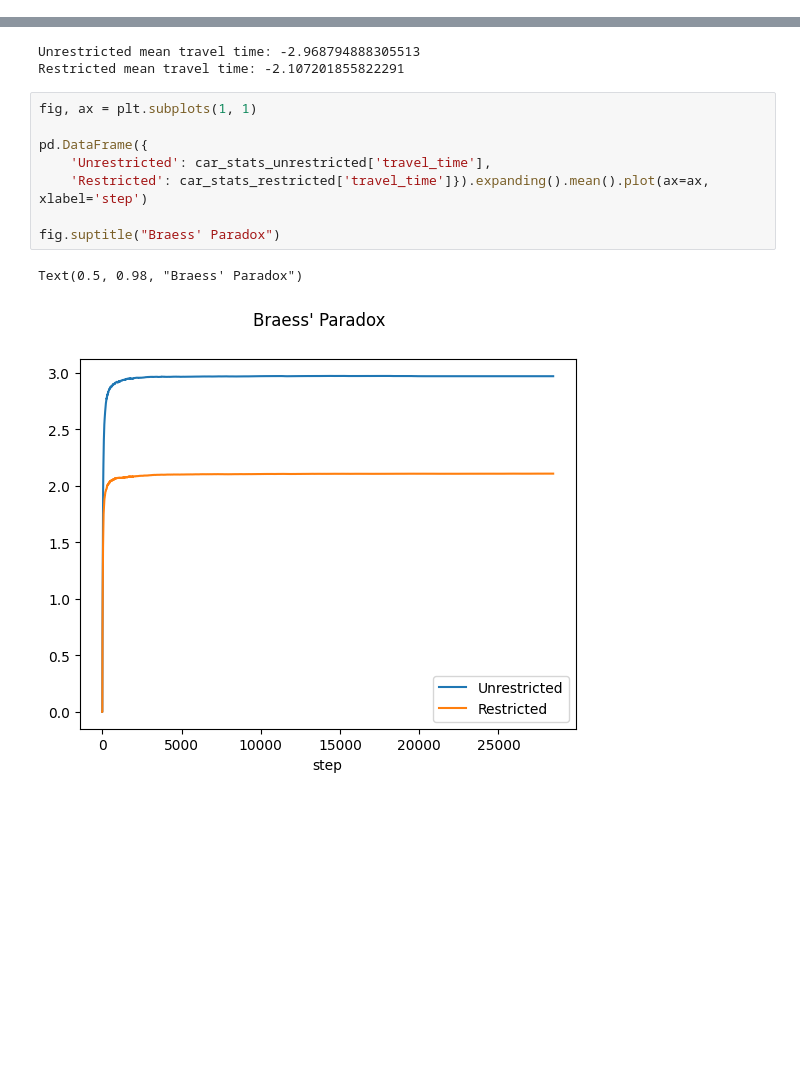
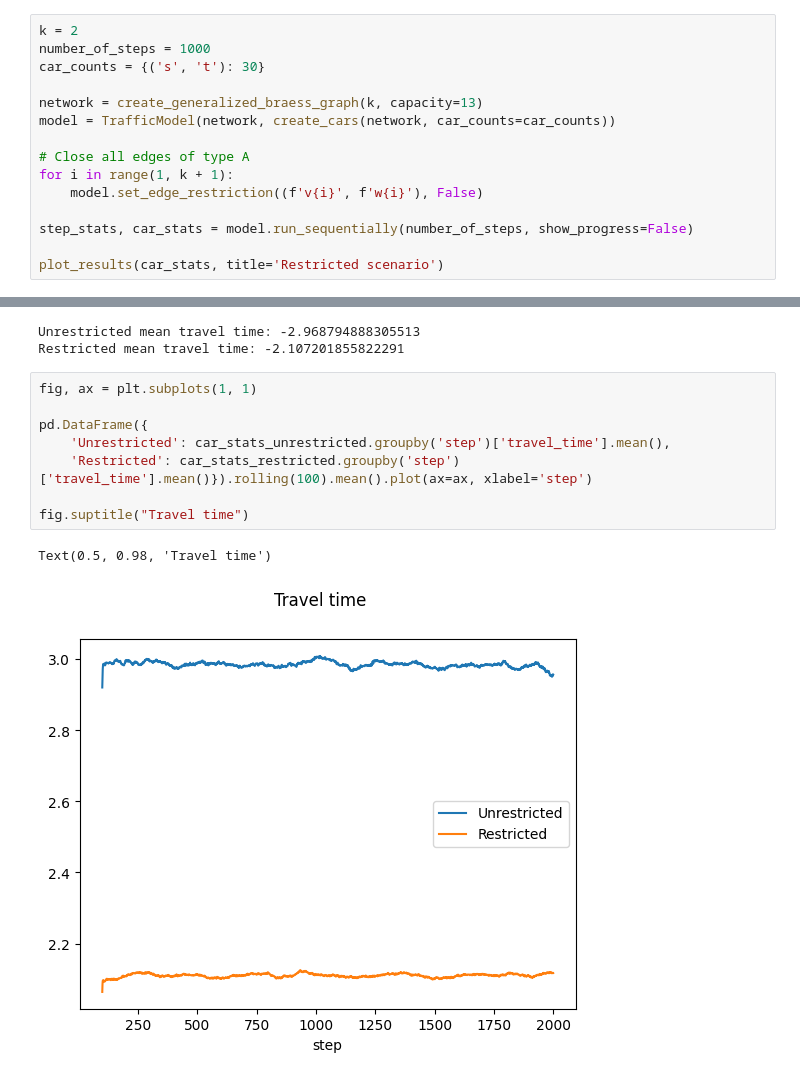
Before and after one commit to michoest/aamas-2024, a Jupyter notebook: src/traffic/v3/generalized_braess.ipynb, the cells around one changed output, grey strips where cells are left out. Cells and saved outputs as stored; diff of their text form; blank space fills up the shorter version.

```diff
--- a/src/traffic/v3/generalized_braess.ipynb
+++ b/src/traffic/v3/generalized_braess.ipynb
@@ -94,0 +101,15 @@ plot_results(car_stats, title='Unrestricted scenario')
+# %%
+k = 2
+number_of_steps = 1000
+car_counts = {('s', 't'): 30}
+
+network = create_generalized_braess_graph(k, capacity=13)
+model = TrafficModel(network, create_cars(network, car_counts=car_counts))
+
+# Close all edges of type A
+for i in range(1, k + 1):
+    model.set_edge_restriction((f'v{i}', f'w{i}'), False)
+
+step_stats, car_stats = model.run_sequentially(number_of_steps, show_progress=False)
+
+plot_results(car_stats, title='Restricted scenario')
@@ -120,11 +145,11 @@ Restricted mean travel time: -2.107201855822291
 # %%
 fig, ax = plt.subplots(1, 1)
 
 pd.DataFrame({
-    'Unrestricted': car_stats_unrestricted['travel_time'],
-    'Restricted': car_stats_restricted['travel_time']}).expanding().mean().plot(ax=ax, xlabel='step')
+    'Unrestricted': car_stats_unrestricted.groupby('step')['travel_time'].mean(),
+    'Restricted': car_stats_restricted.groupby('step')['travel_time'].mean()}).rolling(100).mean().plot(ax=ax, xlabel='step')
 
-fig.suptitle("Braess' Paradox")
+fig.suptitle("Travel time")
 # %% [output]
-Text(0.5, 0.98, "Braess' Paradox")
+Text(0.5, 0.98, 'Travel time')
-[figure, old version]
+[figure, new version]
```
Also changed, not shown: parts of 10 cells of this notebook.
